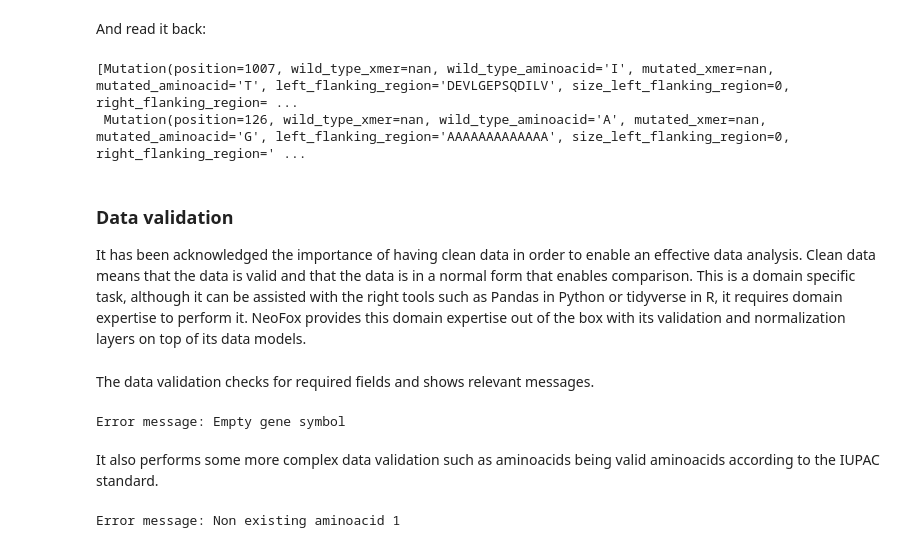
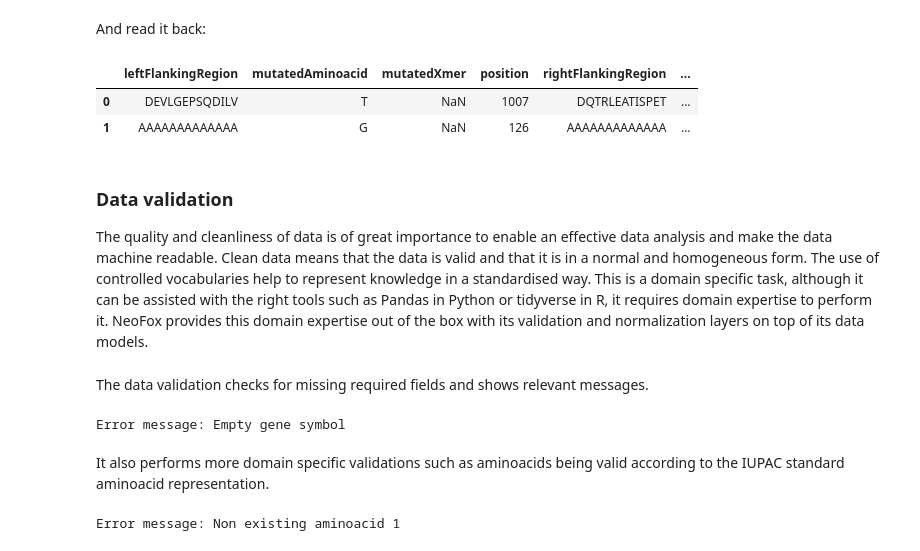
Before and after one commit to TRON-Bioinformatics/neofox, a Jupyter notebook: docs/source/notebooks/api_usage.ipynb, the cells around one changed output. Saved outputs shown, nothing was run; the diff lists cells and outputs as text; code cells hidden in the pictures.

```diff
--- a/docs/source/notebooks/api_usage.ipynb
+++ b/docs/source/notebooks/api_usage.ipynb
@@ -151,20 +142,21 @@ And read it back:
 # %%
 import pandas as pd
 mutations_df2 = pd.read_csv("my_mutations.csv")
 mutations = []
 for _, row in mutations_df2.iterrows():
     nested_dict = ModelConverter._flat_dict2nested_dict(flat_dict=row.to_dict())
     mutations.append(Mutation().from_dict(row.to_dict()))
-mutations
+ModelConverter.objects2dataframe(mutations)
 # %% [output]
-[Mutation(position=1007, wild_type_xmer=nan, wild_type_aminoacid='I', mutated_xmer=nan, mutated_aminoacid='T', left_flanking_region='DEVLGEPSQDILV', size_left_flanking_region=0, right_flanking_region= ...
- Mutation(position=126, wild_type_xmer=nan, wild_type_aminoacid='A', mutated_xmer=nan, mutated_aminoacid='G', left_flanking_region='AAAAAAAAAAAAA', size_left_flanking_region=0, right_flanking_region=' ...
+|  | leftFlankingRegion | mutatedAminoacid | mutatedXmer | position | rightFlankingRegion | ... |
+| 0 | DEVLGEPSQDILV | T | NaN | 1007 | DQTRLEATISPET | ... |
+| 1 | AAAAAAAAAAAAA | G | NaN | 126 | AAAAAAAAAAAAA | ... |
 # %% [markdown]
 ### Data validation
 
-It has been acknowledged the importance of having clean data in order to enable an effective data analysis. Clean data means that the data is valid and that the data is in a normal form that enables comparison. This is a domain specific task, although it can be assisted with the right tools such as Pandas in Python or tidyverse in R, it requires domain expertise to perform it. NeoFox provides this domain expertise out of the box with its validation and normalization layers on top of its data models.
+The quality and cleanliness of data is of great importance to enable an effective data analysis and make the data machine readable. Clean data means that the data is valid and that it is in a normal and homogeneous form. The use of controlled vocabularies help to represent knowledge in a standardised way. This is a domain specific task, although it can be assisted with the right tools such as Pandas in Python or tidyverse in R, it requires domain expertise to perform it. NeoFox provides this domain expertise out of the box with its validation and normalization layers on top of its data models.
 # %% [markdown]
-The data validation checks for required fields and shows relevant messages.
+The data validation checks for missing required fields and shows relevant messages.
 # %%
 from neofox.model.conversion import ModelValidator
 from neofox.exceptions import NeofoxDataValidationException
@@ -175,7 +167,7 @@ except NeofoxDataValidationException as e:
 # %% [output]
 Error message: Empty gene symbol
 # %% [markdown]
-It also performs some more complex data validation such as aminoacids being valid aminoacids according to the IUPAC standard.
+It also performs more domain specific validations such as aminoacids being valid according to the IUPAC standard aminoacid representation.
 # %%
 try:
     ModelValidator.validate_neoantigen(neoantigen=Neoantigen(
```
Also changed, not shown: parts of 6 cells of this notebook.
